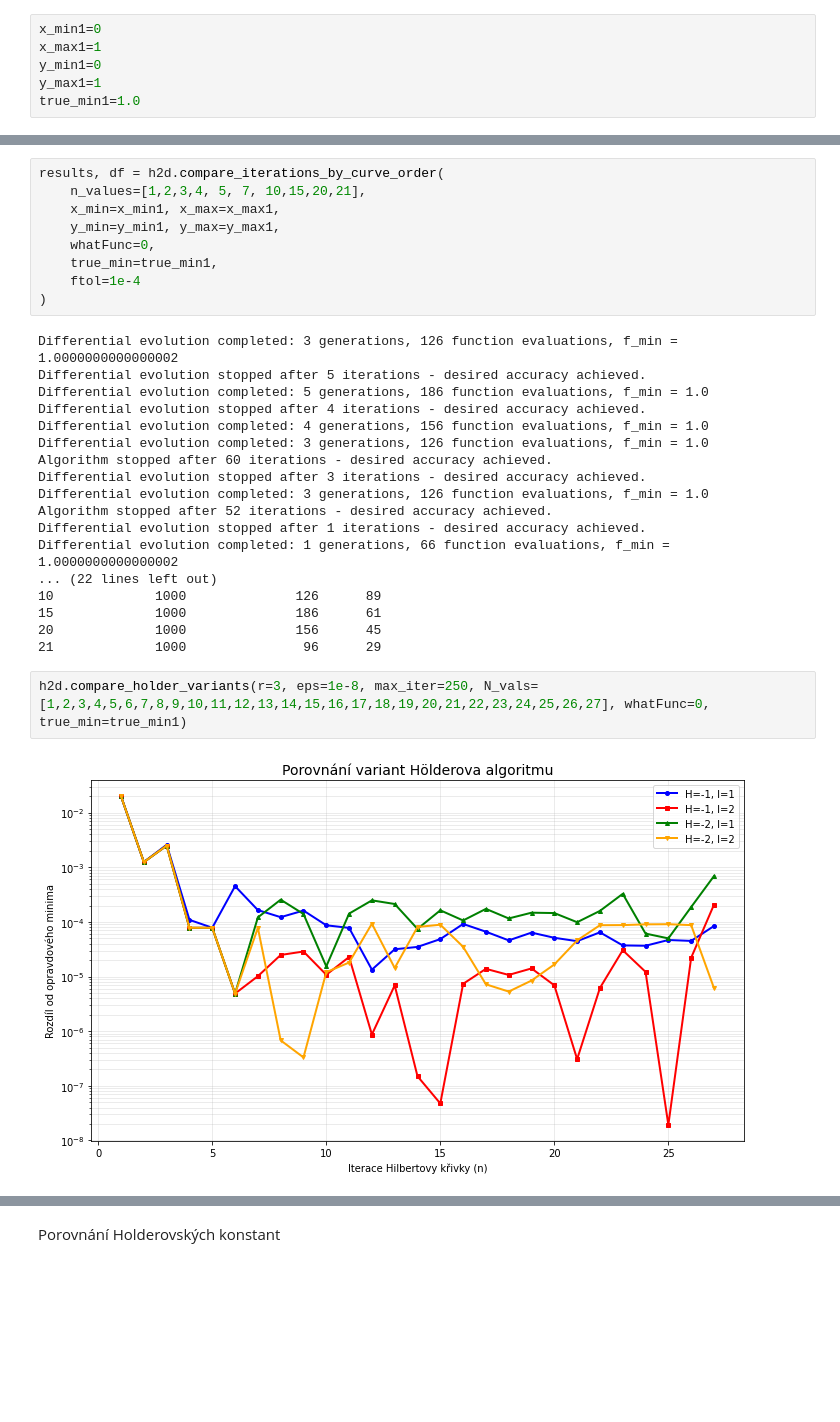
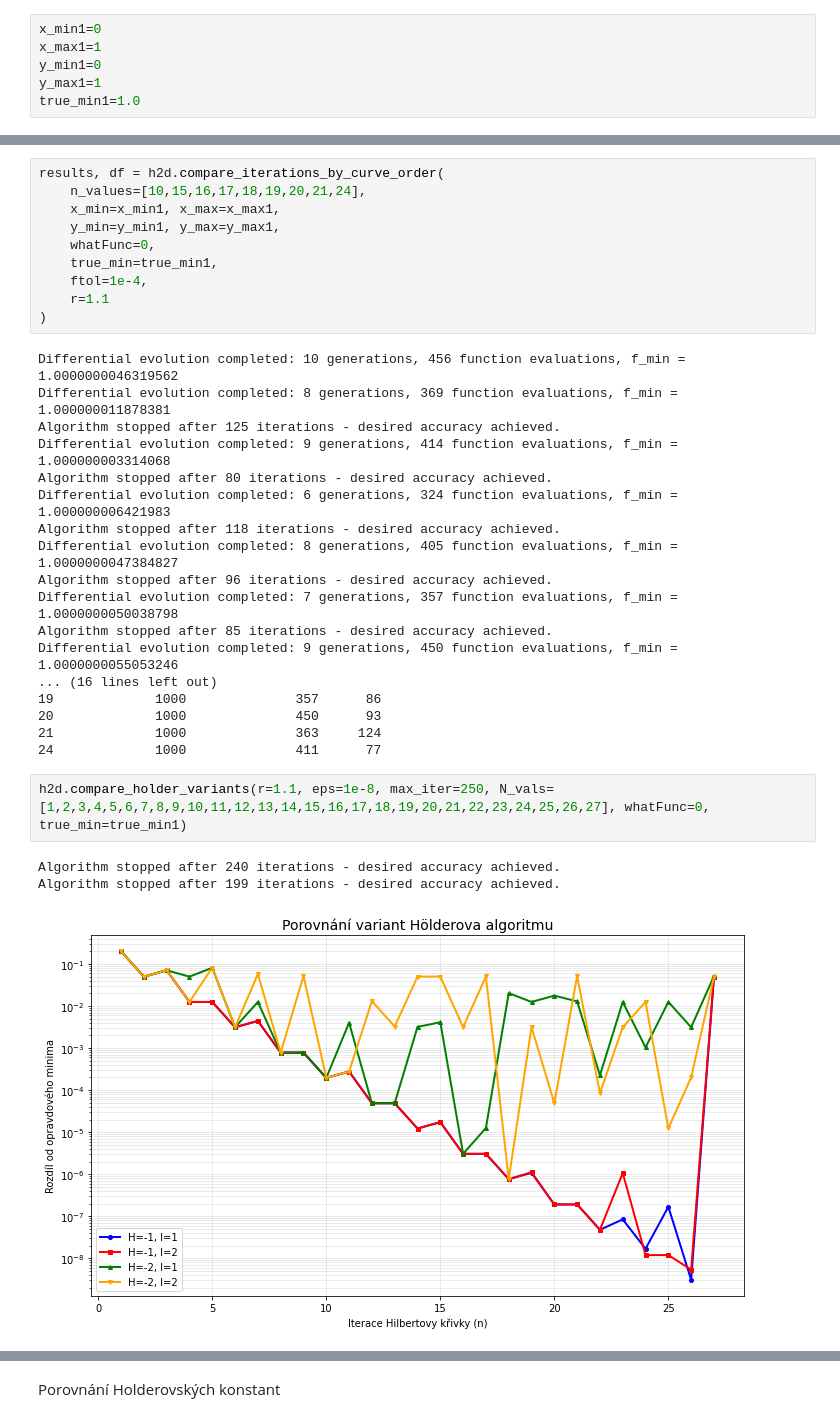
Before and after one commit to NIE0087/BP---prostor-vyplnujici-krivky, a Jupyter notebook: example2D.ipynb, the cells around one changed output, grey strips where cells are left out. Drawn from its saved outputs; the diff is of its cells as text; blank space fills up the shorter version.

```diff
--- a/example2D.ipynb
+++ b/example2D.ipynb
@@ -149,32 +149,35 @@ Algorithm stopped after 96 iterations - desired accuracy achieved.
 # %%
 results, df = h2d.compare_iterations_by_curve_order(
-    n_values=[1,2,3,4, 5, 7, 10,15,20,21],
+    n_values=[10,15,16,17,18,19,20,21,24],
     x_min=x_min1, x_max=x_max1,
     y_min=y_min1, y_max=y_max1,
     whatFunc=0,
     true_min=true_min1,
-    ftol=1e-4
+    ftol=1e-4,
+    r=1.1
 )
 # %% [output]
-Differential evolution completed: 3 generations, 126 function evaluations, f_min = 1.0000000000000002
-Differential evolution stopped after 5 iterations - desired accuracy achieved.
-Differential evolution completed: 5 generations, 186 function evaluations, f_min = 1.0
-Differential evolution stopped after 4 iterations - desired accuracy achieved.
-Differential evolution completed: 4 generations, 156 function evaluations, f_min = 1.0
-Differential evolution completed: 3 generations, 126 function evaluations, f_min = 1.0
-Algorithm stopped after 60 iterations - desired accuracy achieved.
-Differential evolution stopped after 3 iterations - desired accuracy achieved.
-Differential evolution completed: 3 generations, 126 function evaluations, f_min = 1.0
-Algorithm stopped after 52 iterations - desired accuracy achieved.
-Differential evolution stopped after 1 iterations - desired accuracy achieved.
-Differential evolution completed: 1 generations, 66 function evaluations, f_min = 1.0000000000000002
-... (22 lines left out)
-10             1000              126      89
-15             1000              186      61
-20             1000              156      45
-21             1000               96      29
+Differential evolution completed: 10 generations, 456 function evaluations, f_min = 1.0000000046319562
+Differential evolution completed: 8 generations, 369 function evaluations, f_min = 1.000000011878381
+Algorithm stopped after 125 iterations - desired accuracy achieved.
+Differential evolution completed: 9 generations, 414 function evaluations, f_min = 1.000000003314068
+Algorithm stopped after 80 iterations - desired accuracy achieved.
+Differential evolution completed: 6 generations, 324 function evaluations, f_min = 1.000000006421983
+Algorithm stopped after 118 iterations - desired accuracy achieved.
+Differential evolution completed: 8 generations, 405 function evaluations, f_min = 1.0000000047384827
+Algorithm stopped after 96 iterations - desired accuracy achieved.
+Differential evolution completed: 7 generations, 357 function evaluations, f_min = 1.0000000050038798
+Algorithm stopped after 85 iterations - desired accuracy achieved.
+Differential evolution completed: 9 generations, 450 function evaluations, f_min = 1.0000000055053246
+... (16 lines left out)
+19             1000              357      86
+20             1000              450      93
+21             1000              363     124
+24             1000              411      77
 # %%
-h2d.compare_holder_variants(r=3, eps=1e-8, max_iter=250, N_vals=[1,2,3,4,5,6,7,8,9,10,11,12,13,14,15,16,17,18,19,20,21,22,23,24,25,26,27], whatFunc=0, true_min=true_min1)
+h2d.compare_holder_variants(r=1.1, eps=1e-8, max_iter=250, N_vals=[1,2,3,4,5,6,7,8,9,10,11,12,13,14,15,16,17,18,19,20,21,22,23,24,25,26,27], whatFunc=0, true_min=true_min1)
 # %% [output]
+Algorithm stopped after 240 iterations - desired accuracy achieved.
+Algorithm stopped after 199 iterations - desired accuracy achieved.
-[figure, old version]
+[figure, new version]
 # %%
```
Also changed, not shown: parts of 5 cells of this notebook, 1 other file.
